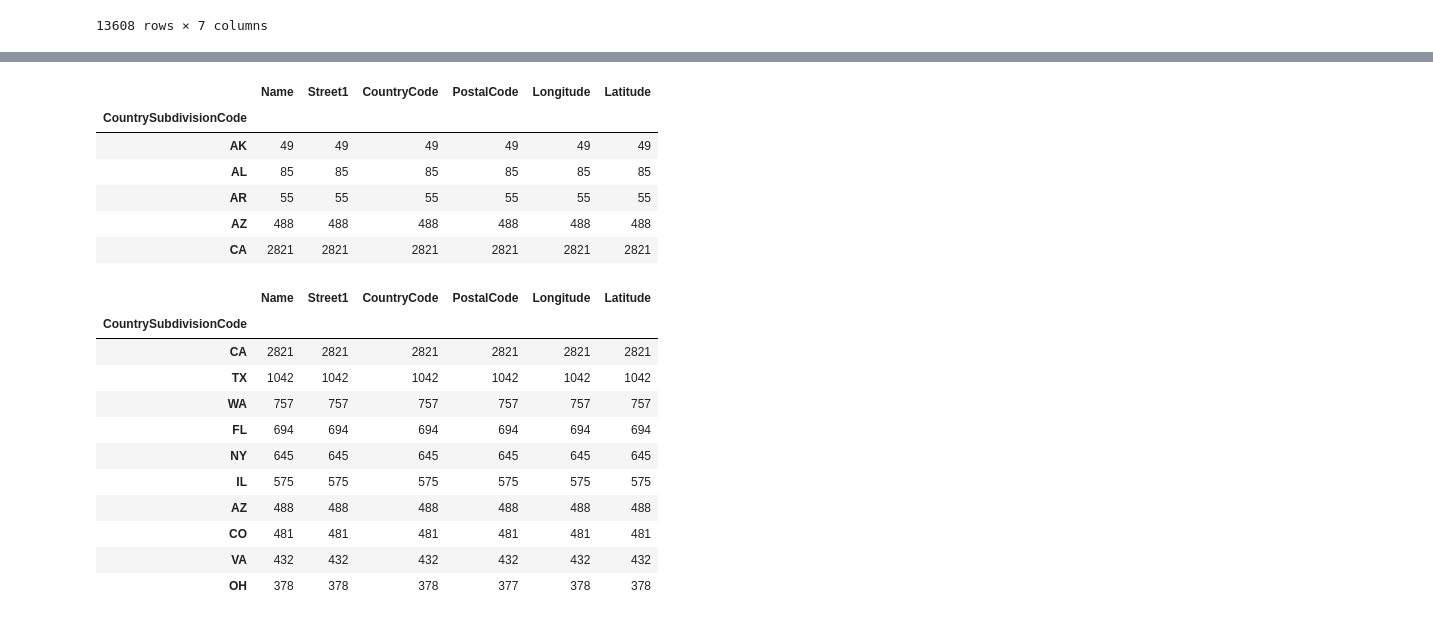
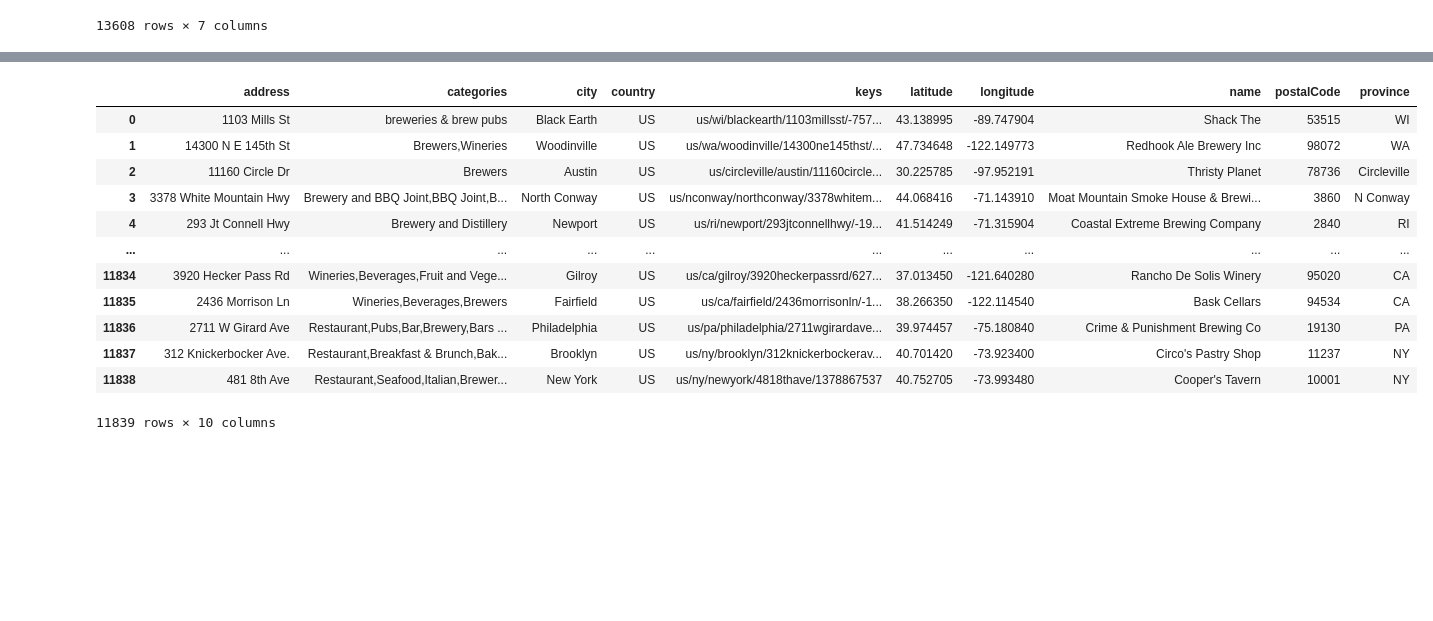
Before and after one commit to kcharlesr/brewBuds_project2, a Jupyter notebook: starbucks/starbucks_workbook.ipynb, the cells around one changed output, grey strips where cells are left out. Saved outputs shown, nothing was run; the diff lists cells and outputs as text; code cells hidden in the pictures; blank space fills up the shorter version.

```diff
--- a/starbucks/starbucks_workbook.ipynb
+++ b/starbucks/starbucks_workbook.ipynb
@@ -127,29 +149,21 @@ us_stores
 # %%
-stores_by_state = us_stores.groupby(['CountrySubdivisionCode']).count()
+brewery_df = pd.read_csv("../breweries_data/breweries_data.csv")
 # %%
-stores_by_state.head(5)
+brewery_df
 # %% [output]
-|  | Name | Street1 | CountryCode | PostalCode | Longitude | Latitude |
-| CountrySubdivisionCode |  |  |  |  |  |  |
-| AK | 49 | 49 | 49 | 49 | 49 | 49 |
-| AL | 85 | 85 | 85 | 85 | 85 | 85 |
-| AR | 55 | 55 | 55 | 55 | 55 | 55 |
-| AZ | 488 | 488 | 488 | 488 | 488 | 488 |
-| CA | 2821 | 2821 | 2821 | 2821 | 2821 | 2821 |
+|  | address | categories | city | country | keys | latitude | longitude | name | postalCode | province |
+| 0 | 1103 Mills St | breweries & brew pubs | Black Earth | US | us/wi/blackearth/1103millsst/-757... | 43.138995 | -89.747904 | Shack The | 53515 | WI |
+| 1 | 14300 N E 145th St | Brewers,Wineries | Woodinville | US | us/wa/woodinville/14300ne145thst/... | 47.734648 | -122.149773 | Redhook Ale Brewery Inc | 98072 | WA |
+| 2 | 11160 Circle Dr | Brewers | Austin | US | us/circleville/austin/11160circle... | 30.225785 | -97.952191 | Thristy Planet | 78736 | Circleville |
+| 3 | 3378 White Mountain Hwy | Brewery and BBQ Joint,BBQ Joint,B... | North Conway | US | us/nconway/northconway/3378whitem... | 44.068416 | -71.143910 | Moat Mountain Smoke House & Brewi... | 3860 | N Conway |
+| 4 | 293 Jt Connell Hwy | Brewery and Distillery | Newport | US | us/ri/newport/293jtconnellhwy/-19... | 41.514249 | -71.315904 | Coastal Extreme Brewing Company | 2840 | RI |
+| ... | ... | ... | ... | ... | ... | ... | ... | ... | ... | ... |
+| 11834 | 3920 Hecker Pass Rd | Wineries,Beverages,Fruit and Vege... | Gilroy | US | us/ca/gilroy/3920heckerpassrd/627... | 37.013450 | -121.640280 | Rancho De Solis Winery | 95020 | CA |
+| 11835 | 2436 Morrison Ln | Wineries,Beverages,Brewers | Fairfield | US | us/ca/fairfield/2436morrisonln/-1... | 38.266350 | -122.114540 | Bask Cellars | 94534 | CA |
+| 11836 | 2711 W Girard Ave | Restaurant,Pubs,Bar,Brewery,Bars ... | Philadelphia | US | us/pa/philadelphia/2711wgirardave... | 39.974457 | -75.180840 | Crime & Punishment Brewing Co | 19130 | PA |
+| 11837 | 312 Knickerbocker Ave. | Restaurant,Breakfast & Brunch,Bak... | Brooklyn | US | us/ny/brooklyn/312knickerbockerav... | 40.701420 | -73.923400 | Circo's Pastry Shop | 11237 | NY |
+| 11838 | 481 8th Ave | Restaurant,Seafood,Italian,Brewer... | New York | US | us/ny/newyork/4818thave/1378867537 | 40.752705 | -73.993480 | Cooper's Tavern | 10001 | NY |
+11839 rows × 10 columns
 # %%
-most_per_state = stores_by_state.nlargest(10, ['Name'])
-most_per_state
+brewery_df = brewery_df.rename(columns={'city':'City', 'latitude':'Latitude', 'longitude':'Longitude', 'name':'Name', 'postalCode':'PostalCode', 'Province':'State'})
-# %% [output]
-|  | Name | Street1 | CountryCode | PostalCode | Longitude | Latitude |
-| CountrySubdivisionCode |  |  |  |  |  |  |
-| CA | 2821 | 2821 | 2821 | 2821 | 2821 | 2821 |
-| TX | 1042 | 1042 | 1042 | 1042 | 1042 | 1042 |
-| WA | 757 | 757 | 757 | 757 | 757 | 757 |
-| FL | 694 | 694 | 694 | 694 | 694 | 694 |
-| NY | 645 | 645 | 645 | 645 | 645 | 645 |
-| IL | 575 | 575 | 575 | 575 | 575 | 575 |
-| AZ | 488 | 488 | 488 | 488 | 488 | 488 |
-| CO | 481 | 481 | 481 | 481 | 481 | 481 |
-| VA | 432 | 432 | 432 | 432 | 432 | 432 |
-| OH | 378 | 378 | 378 | 377 | 378 | 378 |
 # %%
```
Also changed, not shown: parts of 14 cells of this notebook, 2 other files.
